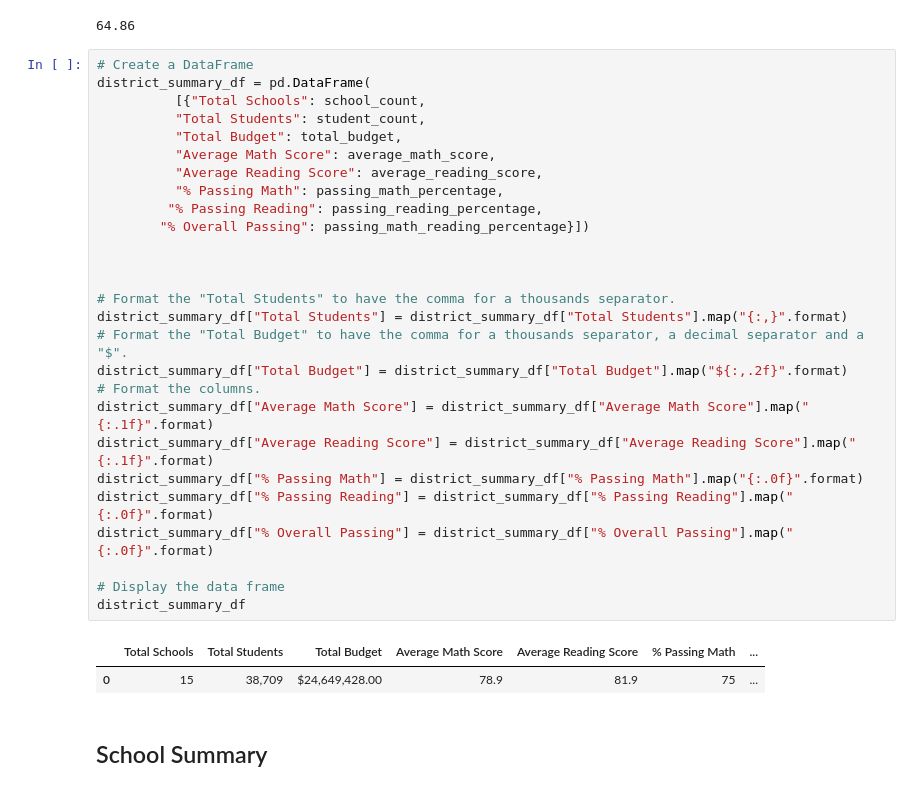
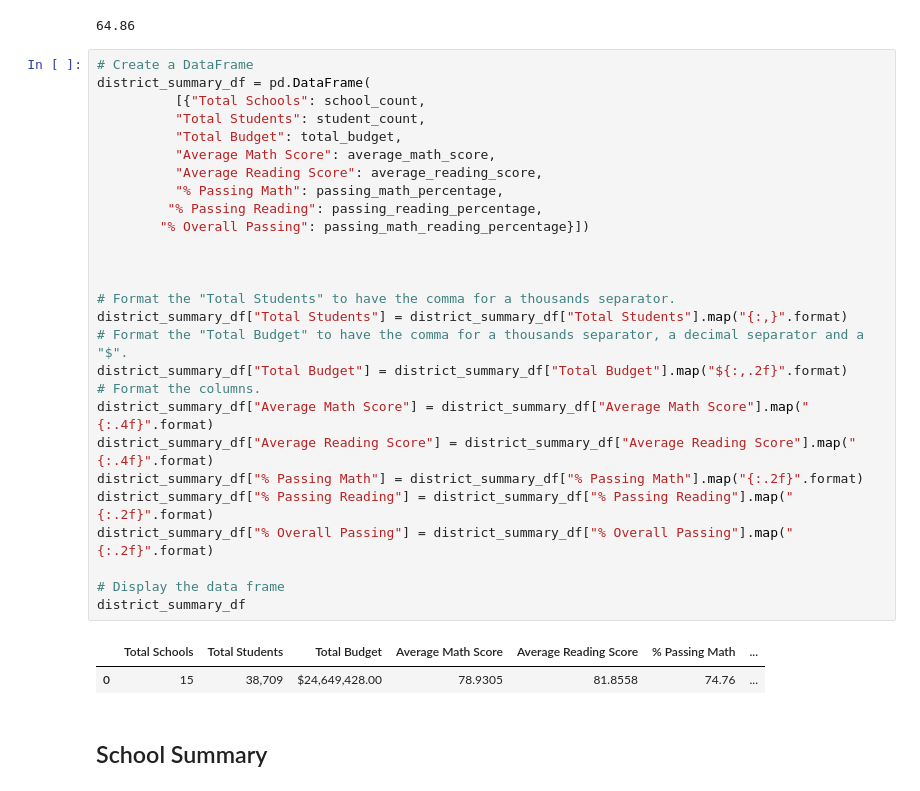
Before and after one commit to thehatch4815162342/School_District_Analysis, a Jupyter notebook: PyCitySchools_Challenge.ipynb, the cells around one changed output. Saved outputs shown, nothing was run; the diff lists cells and outputs as text.

```diff
--- a/PyCitySchools_Challenge.ipynb
+++ b/PyCitySchools_Challenge.ipynb
@@ -1123,33 +1123,33 @@ print(passing_math_reading_percentage)
 # %%
 # Create a DataFrame
 district_summary_df = pd.DataFrame(
           [{"Total Schools": school_count,
           "Total Students": student_count,
           "Total Budget": total_budget,
           "Average Math Score": average_math_score,
           "Average Reading Score": average_reading_score,
           "% Passing Math": passing_math_percentage,
          "% Passing Reading": passing_reading_percentage,
         "% Overall Passing": passing_math_reading_percentage}])
 
 
 
 # Format the "Total Students" to have the comma for a thousands separator.
 district_summary_df["Total Students"] = district_summary_df["Total Students"].map("{:,}".format)
 # Format the "Total Budget" to have the comma for a thousands separator, a decimal separator and a "$".
 district_summary_df["Total Budget"] = district_summary_df["Total Budget"].map("${:,.2f}".format)
 # Format the columns.
-district_summary_df["Average Math Score"] = district_summary_df["Average Math Score"].map("{:.1f}".format)
-district_summary_df["Average Reading Score"] = district_summary_df["Average Reading Score"].map("{:.1f}".format)
-district_summary_df["% Passing Math"] = district_summary_df["% Passing Math"].map("{:.0f}".format)
-district_summary_df["% Passing Reading"] = district_summary_df["% Passing Reading"].map("{:.0f}".format)
-district_summary_df["% Overall Passing"] = district_summary_df["% Overall Passing"].map("{:.0f}".format)
+district_summary_df["Average Math Score"] = district_summary_df["Average Math Score"].map("{:.4f}".format)
+district_summary_df["Average Reading Score"] = district_summary_df["Average Reading Score"].map("{:.4f}".format)
+district_summary_df["% Passing Math"] = district_summary_df["% Passing Math"].map("{:.2f}".format)
+district_summary_df["% Passing Reading"] = district_summary_df["% Passing Reading"].map("{:.2f}".format)
+district_summary_df["% Overall Passing"] = district_summary_df["% Overall Passing"].map("{:.2f}".format)
 
 # Display the data frame
 district_summary_df
 # %% [output]
 |  | Total Schools | Total Students | Total Budget | Average Math Score | Average Reading Score | % Passing Math | ... |
-| 0 | 15 | 38,709 | $24,649,428.00 | 78.9 | 81.9 | 75 | ... |
+| 0 | 15 | 38,709 | $24,649,428.00 | 78.9305 | 81.8558 | 74.76 | ... |
 # %% [markdown]
 ##  School Summary
 # %%
```
Also changed, not shown: parts of 15 cells of this notebook, 4 other files.
